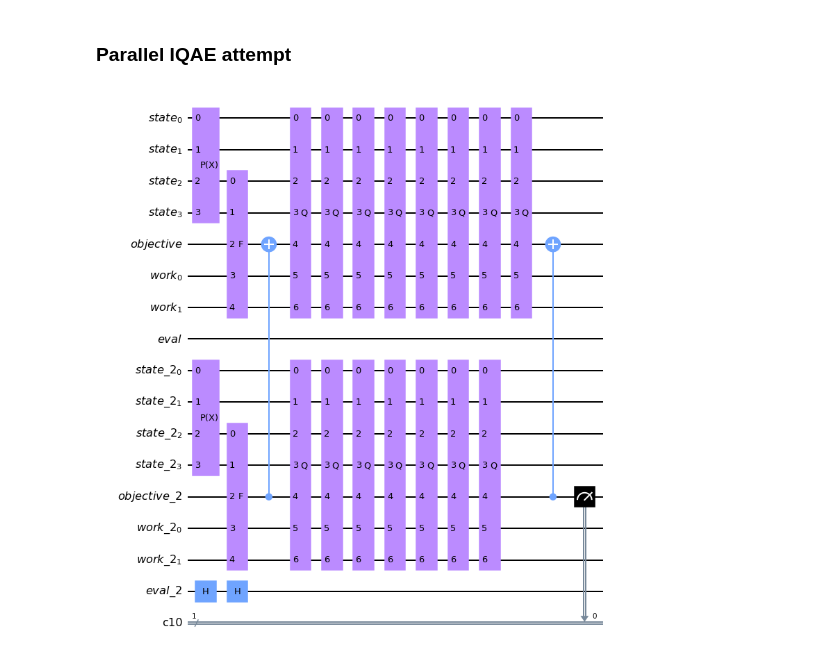
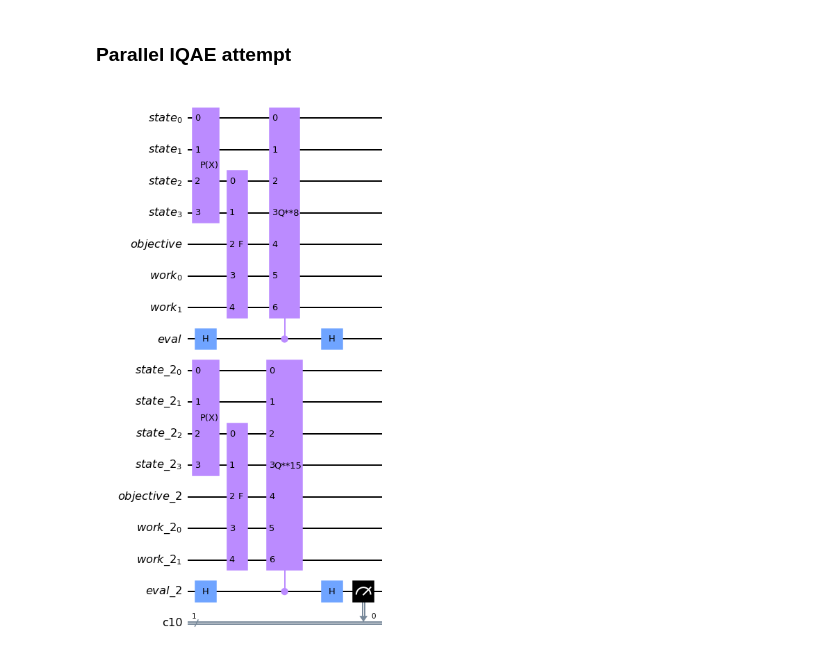
Before and after one commit to Eagle-quantum/QVaR, a Jupyter notebook: parallel_CRA_attempt.ipynb, the cells around one changed output. Saved outputs shown, nothing was run; the diff lists cells and outputs as text; code cells hidden in the pictures.

```diff
--- a/parallel_CRA_attempt.ipynb
+++ b/parallel_CRA_attempt.ipynb
@@ -309,11 +373,7 @@ qi_noise = QuantumInstance(FakeMontreal(), shots=n_shots,
 # %% [markdown]
 ### Running
 # %%
-qi_ideal = QuantumInstance(Aer.get_backend('qasm_simulator'), shots=10000,
-                           optimization_level=optimization_level, seed_transpiler=42)
-problem = EstimationProblem(state_preparation=state_preparation,
-                            objective_qubits=[u.num_qubits],
-                            post_processing=objective.post_processing)
+# Sequential Standard QAE
 
 ae_sequential = AmplitudeEstimation(6, quantum_instance=qi_ideal)
 circuit = ae_sequential.construct_circuit(problem)
@@ -386,39 +422,23 @@ def get_parallelized_circuit():
 
     for i in range(resolution):
         state_preparation.h(qr_result[i]) # hadamards on evaluation qubits
-    # state_preparation.h(qr_result[1])
 
     # load the random variable
     state_preparation.append(u.to_gate(), qr_state)
     state_preparation.append(u.to_gate(), qr_state2)
 
-    # state_preparation.cx(qr_result[0], qr_eval[0])
-
-
-
     # linear objective function (does aggregation and comparison)
     state_preparation.append(objective_e_loss.to_gate(), qr_state[-K:] + qr_obj[:] + ar[:])
     state_preparation.append(objective_e_loss.to_gate(), qr_state2[-K:] + qr_obj2[:] + ar2[:])
     state_preparation.cx(qr_result[resolution-1], qr_eval[0])
-    # state_preparation.append(problem.grover_operator.to_gate(), qr_state[:] + qr_obj[:] + ar[:])
 
     state_preparation.compose(grover_op2.power(2**(resolution-1)).control(), qubits=qr_eval[:]+qr_state[:] + qr_obj[:] + ar[:], inplace=True)
-
-    state_preparation.compose(grover_op2.power(2**0).control(), qubits=qr_result[:1]+qr_state2[:] + qr_obj2[:] + ar2[:], inplace=True)
-
-    state_preparation.compose(grover_op2.power(2**1).control(), qubits=qr_result[1:2]+qr_state2[:] + qr_obj2[:] + ar2[:], inplace=True)
-
-    state_preparation.compose(grover_op2.power(2**2).control(), qubits=qr_result[2:3]+qr_state2[:] + qr_obj2[:] + ar2[:], inplace=True)
-
-    state_preparation.compose(grover_op2.power(2**3).control(), qubits=qr_result[3:4]+qr_state2[:] + qr_obj2[:] + ar2[:], inplace=True)
-
-    state_preparation.compose(grover_op2.power(2**4).control(), qubits=qr_result[4:5]+qr_state2[:] + qr_obj2[:] + ar2[:], inplace=True)
+    for i in range(resolution-1):
+        state_preparation.compose(grover_op2.power(2**i).control(), qubits=qr_result[i:i+1]+qr_state2[:] + qr_obj2[:] + ar2[:], inplace=True)
 
     state_preparation.cx(qr_result[resolution-1], qr_eval[0])
     state_preparation.compose(iqft, qubits=qr_result[:], inplace=True)
 
-    # state_preparation.append(qpe.to_gate(), qr_eval[:] + qr_state2[:] + qr_obj2[:] + ar2[:])
-    # state_preparation.cx(qr_result[0], qr_result[0])
     cr = ClassicalRegister(resolution)
     state_preparation.add_register(cr)
     state_preparation.measure(qr_result[:], list(range(resolution)))
@@ -501,9 +521,7 @@ def compute_mle(
 
 def run_parallel_noiseless(noise=False):
     if noise == False:
-        qi_ideal = QuantumInstance(Aer.get_backend('qasm_simulator'), shots=n_shots,
-                            optimization_level=optimization_level, seed_transpiler=42)
-        counts = qi_ideal.execute(state_preparation2).get_counts()#job.result().get_counts()
+        counts = qi_ideal.execute(state_preparation2).get_counts()
     else:
         counts = qi_noise.execute(state_preparation2).get_counts()
 
@@ -623,40 +633,42 @@ def get_parallelized_iqae_circuit():
 
     # state_preparation.cx(qr_result[0], qr_eval[0])
     state_preparation.h(qr_eval2[0])
+    state_preparation.h(qr_eval[0])
 
     # linear objective function (does aggregation and comparison)
     state_preparation.append(objective_e_loss.to_gate(), qr_state[-K:] + qr_obj[:] + ar[:])
     state_preparation.append(objective_e_loss.to_gate(), qr_state2[-K:] + qr_obj2[:] + ar2[:])
-    state_preparation.cx(qr_obj2[-1], qr_obj[-1])
+    #state_preparation.cx(qr_eval2[-1], qr_eval[-1])
     # state_preparation.append(problem.grover_operator.to_gate(), qr_state[:] + qr_obj[:] + ar[:])
 
-    state_preparation.compose(grover_op2.power(2**(3)), qubits=qr_state[:] + qr_obj[:] + ar[:], inplace=True)
+    state_preparation.compose(grover_op2.power(2**(3)).control(), qubits=qr_eval[:]+qr_state[:] + qr_obj[:] + ar[:], inplace=True)
 
-    state_preparation.compose(grover_op2.power(7), qubits=qr_state2[:] + qr_obj2[:] + ar2[:], inplace=True)
+    state_preparation.compose(grover_op2.power(15).control(), qubits=qr_eval2[:]+qr_state2[:] + qr_obj2[:] + ar2[:], inplace=True)
 
     # state_preparation.compose(grover_op2.power(2**1), qubits=qr_state2[:] + qr_obj2[:] + ar2[:], inplace=True)
 
     # state_preparation.compose(grover_op2.power(2**2), qubits=qr_state2[:] + qr_obj2[:] + ar2[:], inplace=True)
 
     # state_preparation.compose(grover_op2.power(2**3), qubits=qr_state2[:] + qr_obj2[:] + ar2[:], inplace=True)
 
     # state_preparation.compose(grover_op2.power(2**4), qubits=qr_state2[:] + qr_obj2[:] + ar2[:], inplace=True)
 
-    state_preparation.cx(qr_obj2[-1], qr_obj[-1])
+    # state_preparation.cx(qr_eval2[-1], qr_eval[-1])
     state_preparation.h(qr_eval2[0])
+    state_preparation.h(qr_eval[0])
     # state_preparation.append(qpe.to_gate(), qr_eval[:] + qr_state2[:] + qr_obj2[:] + ar2[:])
     # state_preparation.cx(qr_result[0], qr_result[0])
     cr = ClassicalRegister(1)
     state_preparation.add_register(cr)
-    state_preparation.measure(qr_obj2[:], [0])
+    state_preparation.measure(qr_eval2[:], [0])
 
     return state_preparation, objective_e_loss
 
 
 state_preparation3, objective = get_parallelized_iqae_circuit()
 state_preparation3.draw("mpl")
 # %% [output]
-[figure, old version]
+[figure, new version]
 # %%
 from typing import Optional, Union, List, Tuple, Dict, cast
 def good_state_probability(
```
Also changed, not shown: parts of 14 cells of this notebook, 2 other files.
